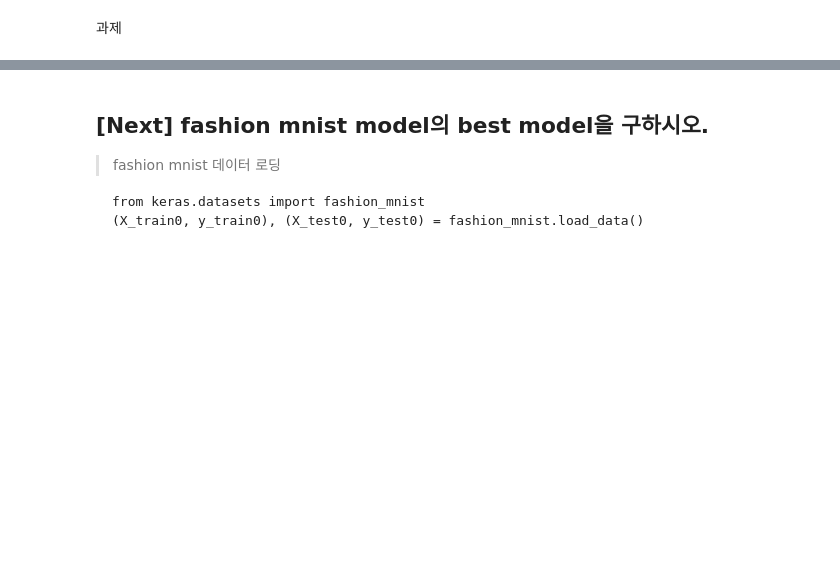
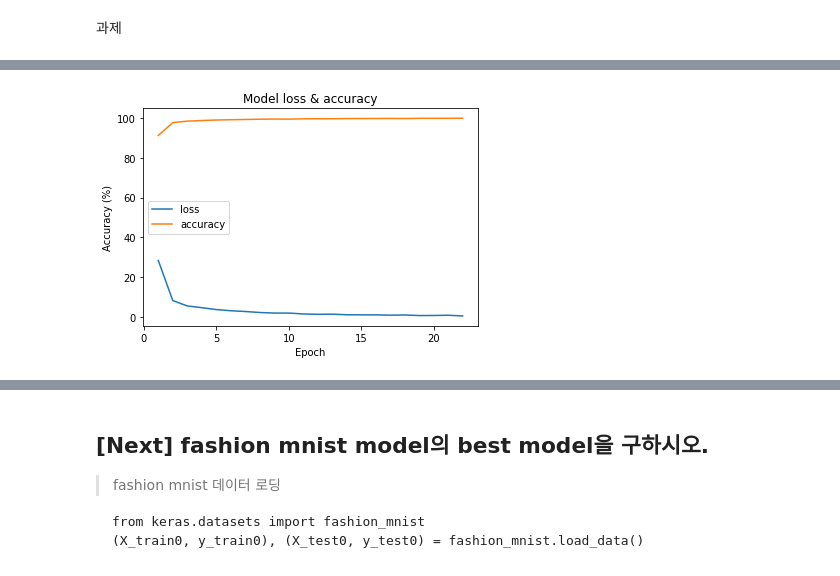
Before and after one commit to w2j1y12/pdm17, a Jupyter notebook: py-tensorflow/DL2-CNN/dl2_02_mnist_CNN_best.ipynb, the cells around one changed output, grey strips where cells are left out. Drawn from its saved outputs; the diff is of its cells as text; code cells hidden in the pictures; blank space fills up the shorter version.

```diff
--- a/py-tensorflow/DL2-CNN/dl2_02_mnist_CNN_best.ipynb
+++ b/py-tensorflow/DL2-CNN/dl2_02_mnist_CNN_best.ipynb
@@ -331,0 +348,11 @@ c2f3.summary()
+# %%
+mc_callback = callbacks.ModelCheckpoint(filepath="./mnist_c2f3_best_weights.{epoch:03d}-{val_accuracy:.4f}.hdf5",
+                              monitor='val_accuracy', verbose=0, save_best_only=True)
+es_callback = callbacks.EarlyStopping(monitor='val_accuracy',
+                            mode='max', verbose=1, patience=10)
+# %%
+# Train CNN model
+# Find and save the best model.
+hist = c2f3.fit(X_train, y_train, epochs = 500 , batch_size =100,
+         callbacks=[mc_callback, es_callback],
+         validation_data=(X_test,y_test))
@@ -331,0 +382,17 @@ c2f3.summary()
+# %%
+# Plot loass and accuracy
+# Plot training & validation accuracy values
+loss_list = [100 * i for i in hist.history['loss']]
+acc_list = [100 * i for i in hist.history['accuracy']]
+
+epochs = range(1, len(loss_list) + 1)
+
+plt.plot(epochs,loss_list)
+plt.plot(epochs,acc_list)
+plt.title('Model loss & accuracy')
+plt.ylabel('Accuracy (%)')
+plt.xlabel('Epoch')
+plt.legend(['loss', 'accuracy'], loc='center left')
+plt.show()
+# %% [output]
+[figure, added]
```
Also changed, not shown: parts of 21 cells of this notebook.
